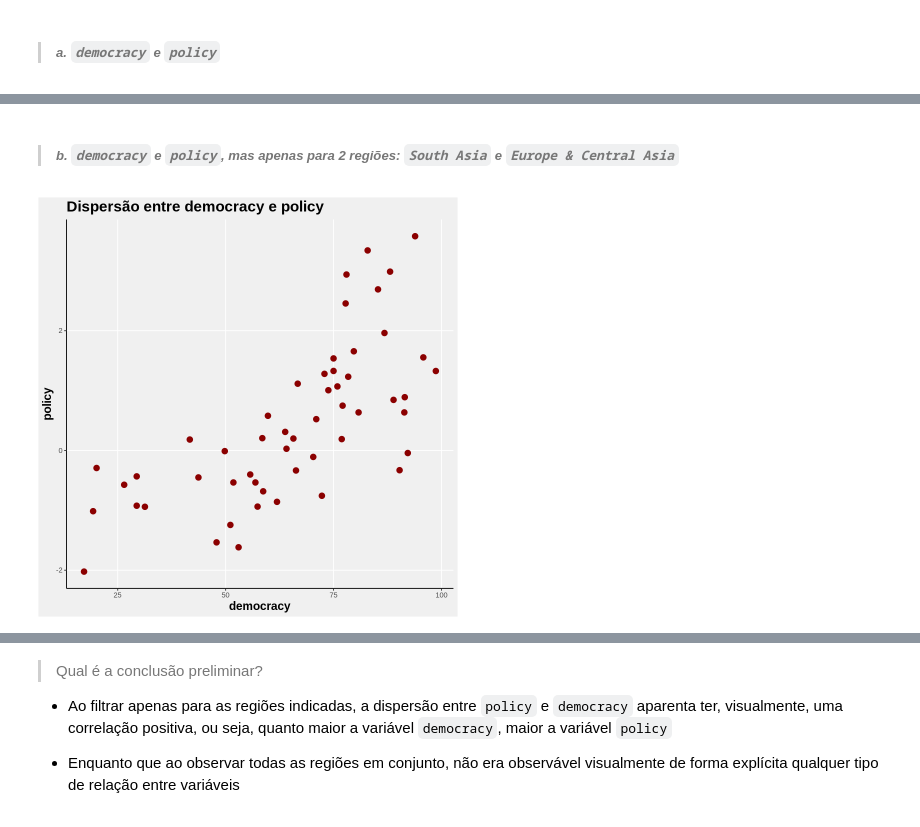
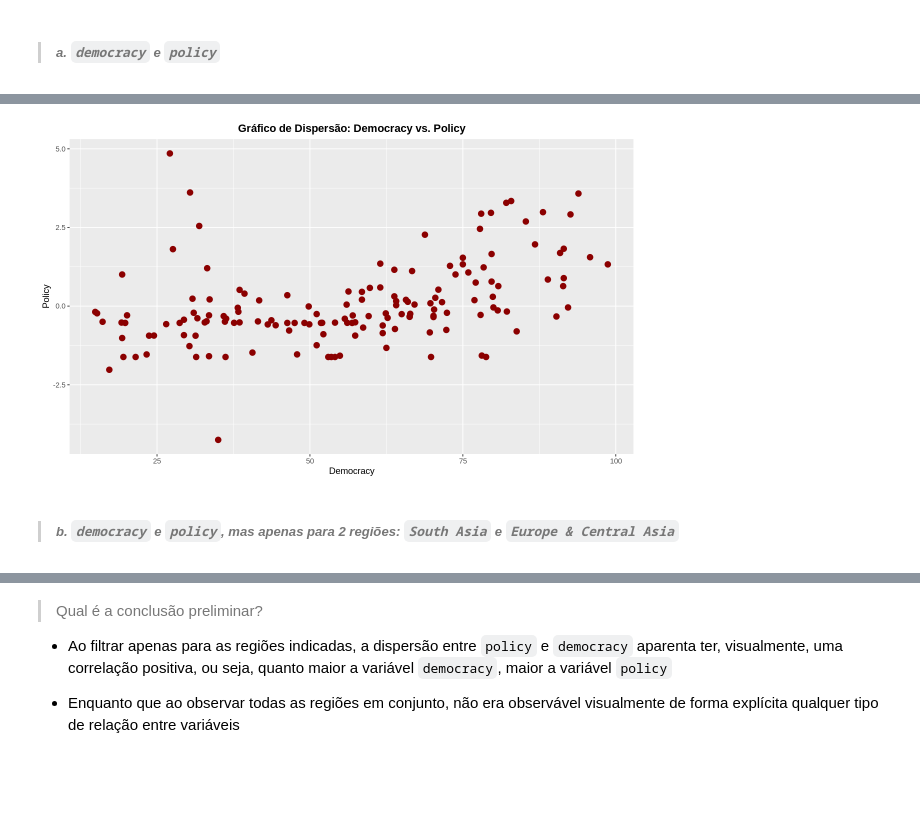
Before and after one commit to matheusrmorgado/econometria-aplicada, a Jupyter notebook: r-notebooks/aula-02.ipynb, the cells around one changed output, grey strips where cells are left out. Saved outputs shown, nothing was run; the diff lists cells and outputs as text; code cells hidden in the pictures; blank space fills up the shorter version.

```diff
--- a/r-notebooks/aula-02.ipynb
+++ b/r-notebooks/aula-02.ipynb
@@ -109,5 +111,9 @@ REGION    168 4.47    2.41     1     8
 - Faça gráficos de dispersões entre as seguintes variáveis (utilize o data frame intitulado ‘data’):
 # %%
 library(ggplot2)
+# %%
+# Definir tamanho personalizado
+largura <- 10  # largura do gráfico em polegadas
+altura <- 6    # altura do gráfico em polegadas
 # %% [markdown]
 > ##### *a. `democracy` e `policy`*
@@ -131,0 +120,14 @@ Warning message:
+# %%
+# Gráfico de dispersão com cor darkred
+scatter_plot <- ggplot(data, aes(x = democracy, y = policy)) +
+  geom_point(color = "darkred", size = 3) +
+  xlab("Democracy") +
+  ylab("Policy") +
+  ggtitle("Gráfico de Dispersão: Democracy vs. Policy") +
+  theme(plot.title = element_text(face = "bold", hjust = 0.5))
+
+# Ajustar o tamanho do gráfico de dispersão no Google Colab
+options(repr.plot.width = largura, repr.plot.height = altura)
+
+scatter_plot
+# %% [output]
@@ -132,18 +136,3 @@ Warning message:
+[figure, added]
 # %% [markdown]
 > ##### *b. `democracy` e `policy`, mas apenas para 2 regiões: `South Asia` e `Europe & Central Asia`*
-# %%
-ggplot( subset(data, region %in% c('South Asia','Europe & Central Asia')), aes( x = democracy, y = policy ) ) +
-  geom_point( color = 'darkred', size = 3 ) +
-  labs(title = "Dispersão entre democracy e policy",
-       x = "democracy",
-       y = "policy") +
-         theme_classic() +
-  theme(plot.title = element_text(size = 18, face = "bold"),
-        axis.title.x = element_text(size = 14, face = "bold"),
-        axis.title.y = element_text(size = 14, face = "bold")
-        ) +
-  theme(panel.background = element_rect(fill = "#f0f0f0"),
-        plot.background = element_rect(fill = "#f0f0f0"),
-        panel.grid.major = element_line(colour = "white") )
-# %% [output]
-[figure, removed]
```
Also changed, not shown: parts of 18 cells of this notebook.
